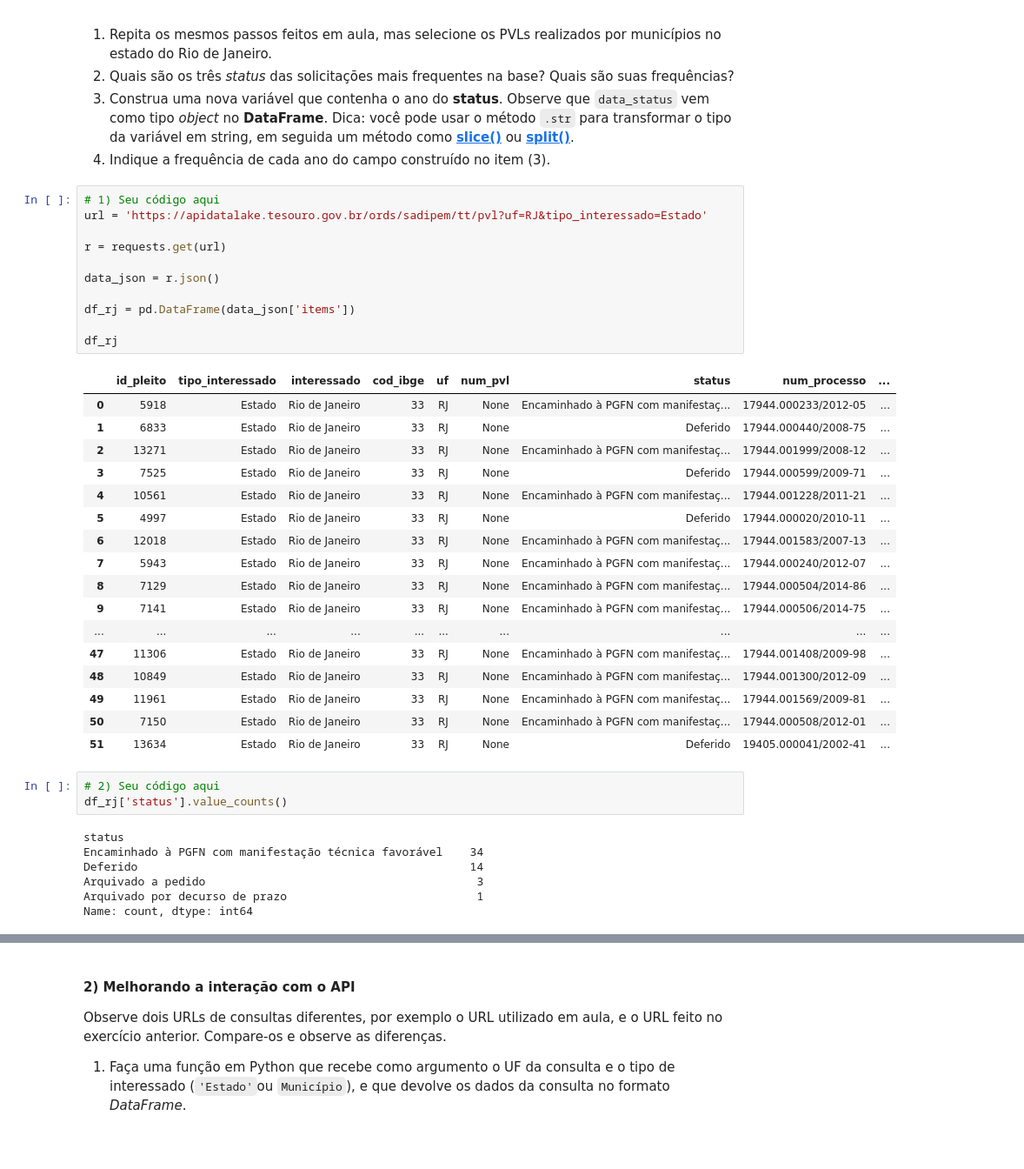
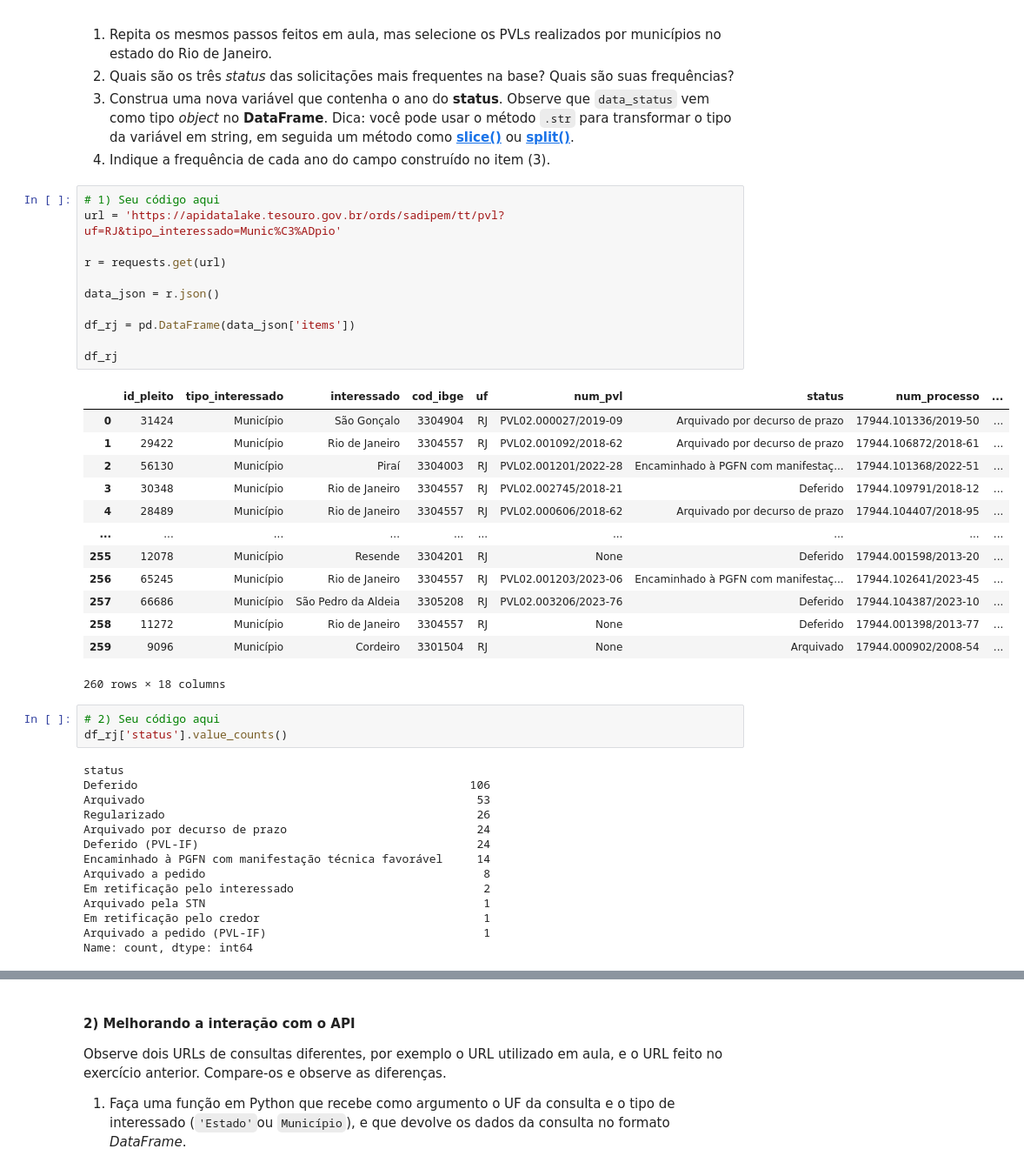
Before and after one commit to Jefersonfranca/tarefa_aula06_a_08-base-, a Jupyter notebook: Mod04 Tarefa aulas 06 a 08.ipynb, the cells around one changed output, grey strips where cells are left out. Shown: that part at 87% size. Saved outputs shown, nothing was run; the diff lists cells and outputs as text; blank space fills up the shorter version.

```diff
--- a/Mod04 Tarefa aulas 06 a 08.ipynb
+++ b/Mod04 Tarefa aulas 06 a 08.ipynb
@@ -19,42 +19,45 @@ Vimos em aula como carregar dados públicos do governo através de um API (*Appl
 4. Indique a frequência de cada ano do campo construído no item (3).
 # %%
 # 1) Seu código aqui
-url = 'https://apidatalake.tesouro.gov.br/ords/sadipem/tt/pvl?uf=RJ&tipo_interessado=Estado'
+url = 'https://apidatalake.tesouro.gov.br/ords/sadipem/tt/pvl?uf=RJ&tipo_interessado=Munic%C3%ADpio'
 
 r = requests.get(url)
 
 data_json = r.json()
 
 df_rj = pd.DataFrame(data_json['items'])
 
 df_rj
 # %% [output]
 |  | id_pleito | tipo_interessado | interessado | cod_ibge | uf | num_pvl | status | num_processo | ... |
-| 0 | 5918 | Estado | Rio de Janeiro | 33 | RJ | None | Encaminhado à PGFN com manifestaç... | 17944.000233/2012-05 | ... |
-| 1 | 6833 | Estado | Rio de Janeiro | 33 | RJ | None | Deferido | 17944.000440/2008-75 | ... |
-| 2 | 13271 | Estado | Rio de Janeiro | 33 | RJ | None | Encaminhado à PGFN com manifestaç... | 17944.001999/2008-12 | ... |
-| 3 | 7525 | Estado | Rio de Janeiro | 33 | RJ | None | Deferido | 17944.000599/2009-71 | ... |
-| 4 | 10561 | Estado | Rio de Janeiro | 33 | RJ | None | Encaminhado à PGFN com manifestaç... | 17944.001228/2011-21 | ... |
-| 5 | 4997 | Estado | Rio de Janeiro | 33 | RJ | None | Deferido | 17944.000020/2010-11 | ... |
-| 6 | 12018 | Estado | Rio de Janeiro | 33 | RJ | None | Encaminhado à PGFN com manifestaç... | 17944.001583/2007-13 | ... |
-| 7 | 5943 | Estado | Rio de Janeiro | 33 | RJ | None | Encaminhado à PGFN com manifestaç... | 17944.000240/2012-07 | ... |
-| 8 | 7129 | Estado | Rio de Janeiro | 33 | RJ | None | Encaminhado à PGFN com manifestaç... | 17944.000504/2014-86 | ... |
-| 9 | 7141 | Estado | Rio de Janeiro | 33 | RJ | None | Encaminhado à PGFN com manifestaç... | 17944.000506/2014-75 | ... |
+| 0 | 31424 | Município | São Gonçalo | 3304904 | RJ | PVL02.000027/2019-09 | Arquivado por decurso de prazo | 17944.101336/2019-50 | ... |
+| 1 | 29422 | Município | Rio de Janeiro | 3304557 | RJ | PVL02.001092/2018-62 | Arquivado por decurso de prazo | 17944.106872/2018-61 | ... |
+| 2 | 56130 | Município | Piraí | 3304003 | RJ | PVL02.001201/2022-28 | Encaminhado à PGFN com manifestaç... | 17944.101368/2022-51 | ... |
+| 3 | 30348 | Município | Rio de Janeiro | 3304557 | RJ | PVL02.002745/2018-21 | Deferido | 17944.109791/2018-12 | ... |
+| 4 | 28489 | Município | Rio de Janeiro | 3304557 | RJ | PVL02.000606/2018-62 | Arquivado por decurso de prazo | 17944.104407/2018-95 | ... |
 | ... | ... | ... | ... | ... | ... | ... | ... | ... | ... |
-| 47 | 11306 | Estado | Rio de Janeiro | 33 | RJ | None | Encaminhado à PGFN com manifestaç... | 17944.001408/2009-98 | ... |
-| 48 | 10849 | Estado | Rio de Janeiro | 33 | RJ | None | Encaminhado à PGFN com manifestaç... | 17944.001300/2012-09 | ... |
-| 49 | 11961 | Estado | Rio de Janeiro | 33 | RJ | None | Encaminhado à PGFN com manifestaç... | 17944.001569/2009-81 | ... |
-| 50 | 7150 | Estado | Rio de Janeiro | 33 | RJ | None | Encaminhado à PGFN com manifestaç... | 17944.000508/2012-01 | ... |
-| 51 | 13634 | Estado | Rio de Janeiro | 33 | RJ | None | Deferido | 19405.000041/2002-41 | ... |
+| 255 | 12078 | Município | Resende | 3304201 | RJ | None | Deferido | 17944.001598/2013-20 | ... |
+| 256 | 65245 | Município | Rio de Janeiro | 3304557 | RJ | PVL02.001203/2023-06 | Encaminhado à PGFN com manifestaç... | 17944.102641/2023-45 | ... |
+| 257 | 66686 | Município | São Pedro da Aldeia | 3305208 | RJ | PVL02.003206/2023-76 | Deferido | 17944.104387/2023-10 | ... |
+| 258 | 11272 | Município | Rio de Janeiro | 3304557 | RJ | None | Deferido | 17944.001398/2013-77 | ... |
+| 259 | 9096 | Município | Cordeiro | 3301504 | RJ | None | Arquivado | 17944.000902/2008-54 | ... |
+260 rows × 18 columns
 # %%
 # 2) Seu código aqui
 df_rj['status'].value_counts()
 # %% [output]
 status
-Encaminhado à PGFN com manifestação técnica favorável    34
-Deferido                                                 14
-Arquivado a pedido                                        3
-Arquivado por decurso de prazo                            1
+Deferido                                                 106
+Arquivado                                                 53
+Regularizado                                              26
+Arquivado por decurso de prazo                            24
+Deferido (PVL-IF)                                         24
+Encaminhado à PGFN com manifestação técnica favorável     14
+Arquivado a pedido                                         8
+Em retificação pelo interessado                            2
+Arquivado pela STN                                         1
+Em retificação pelo credor                                 1
+Arquivado a pedido (PVL-IF)                                1
 Name: count, dtype: int64
 # %%
 # 3) Seu código aqui
```
Also changed, not shown: parts of 3 cells of this notebook.
